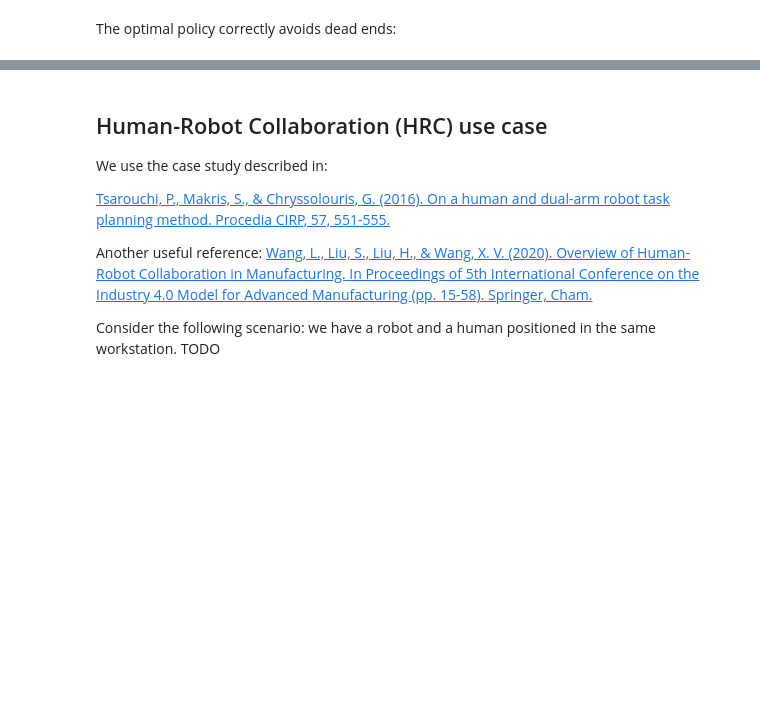
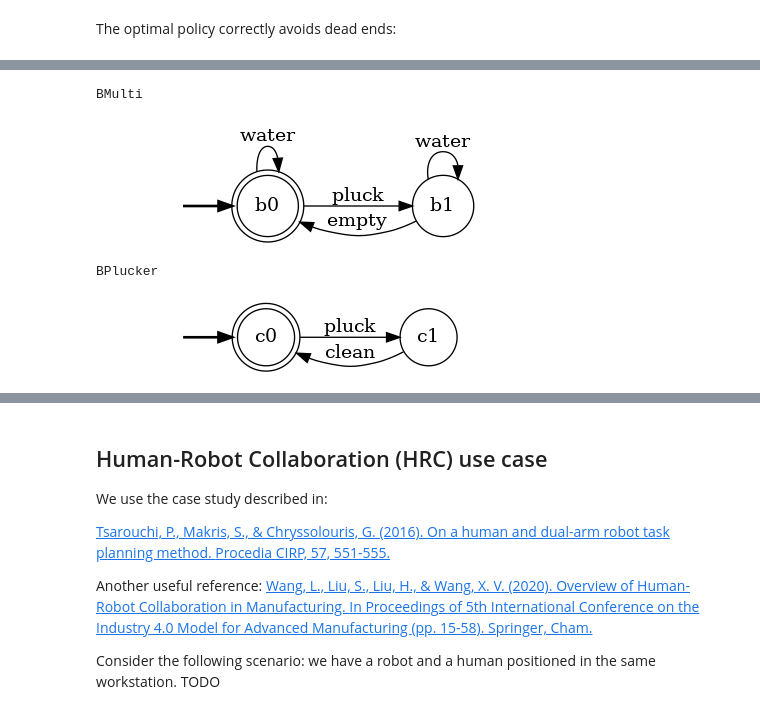
Before and after one commit to luusi/stochastic-service-composition, a Jupyter notebook: examples/notebooks/04-use-cases.ipynb, the cells around one changed output, grey strips where cells are left out. Cells and saved outputs as stored; diff of their text form; code cells hidden in the pictures; blank space fills up the shorter version.

```diff
--- a/examples/notebooks/04-use-cases.ipynb
+++ b/examples/notebooks/04-use-cases.ipynb
@@ -170,0 +254,28 @@ State=(('s1', 'error'), 's0', 'login'), Action=undefined
+# %%
+print("BMulti")
+bmulti_service = build_service_from_transitions(
+    {
+        "b0": {"water": "b0", "pluck": "b1"},
+        "b1": {"water": "b1", "empty": "b0"}
+    },
+    "b0",
+    {"b0"}
+)
+render_service(bmulti_service)
+# %% [output]
+BMulti
+[figure, added]
+# %%
+print("BPlucker")
+bplucker_service = build_service_from_transitions(
+    {
+        "c0": {"pluck": "c1"},
+        "c1": {"clean": "c0"}
+    },
+    "c0",
+    {"c0"}
+)
+render_service(bplucker_service)
+# %% [output]
+BPlucker
+[figure, added]
```
Also changed, not shown: parts of 17 cells of this notebook, 5 other files.
